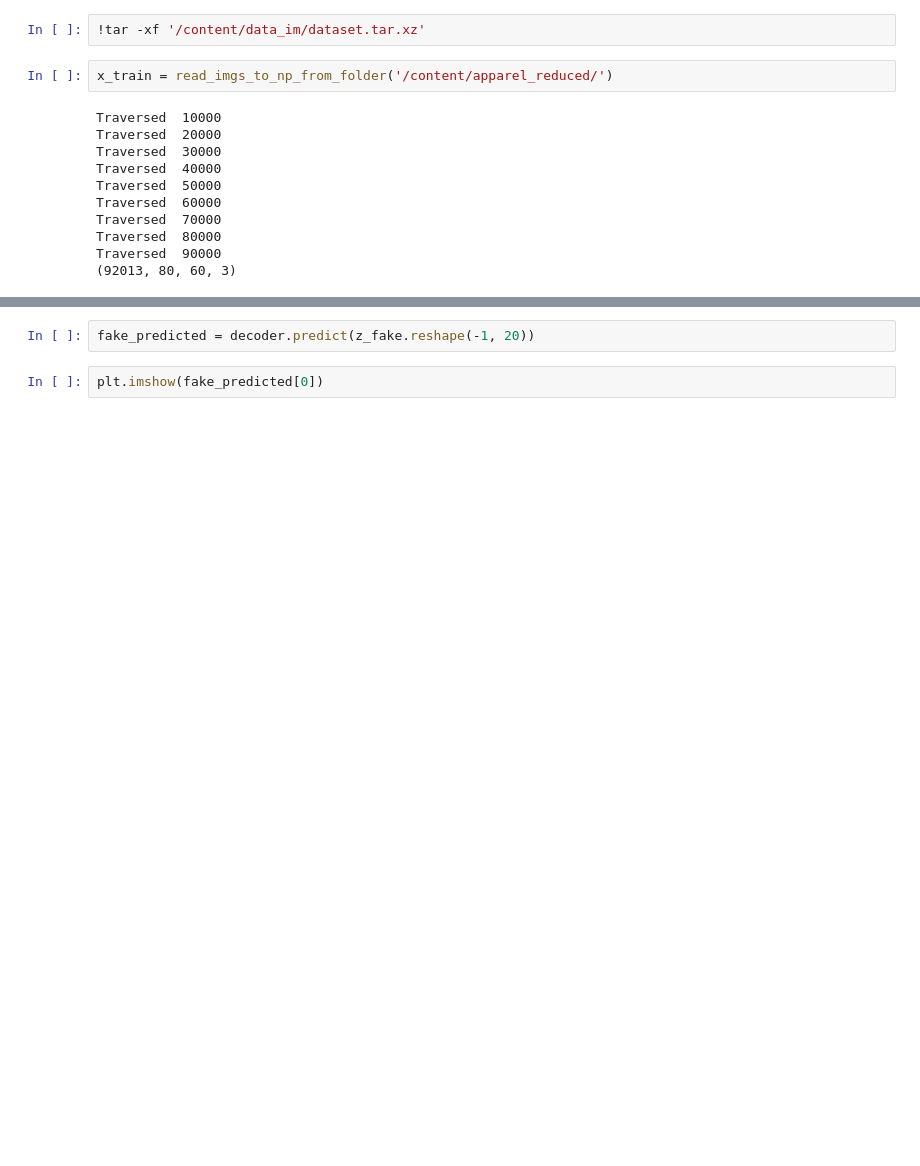
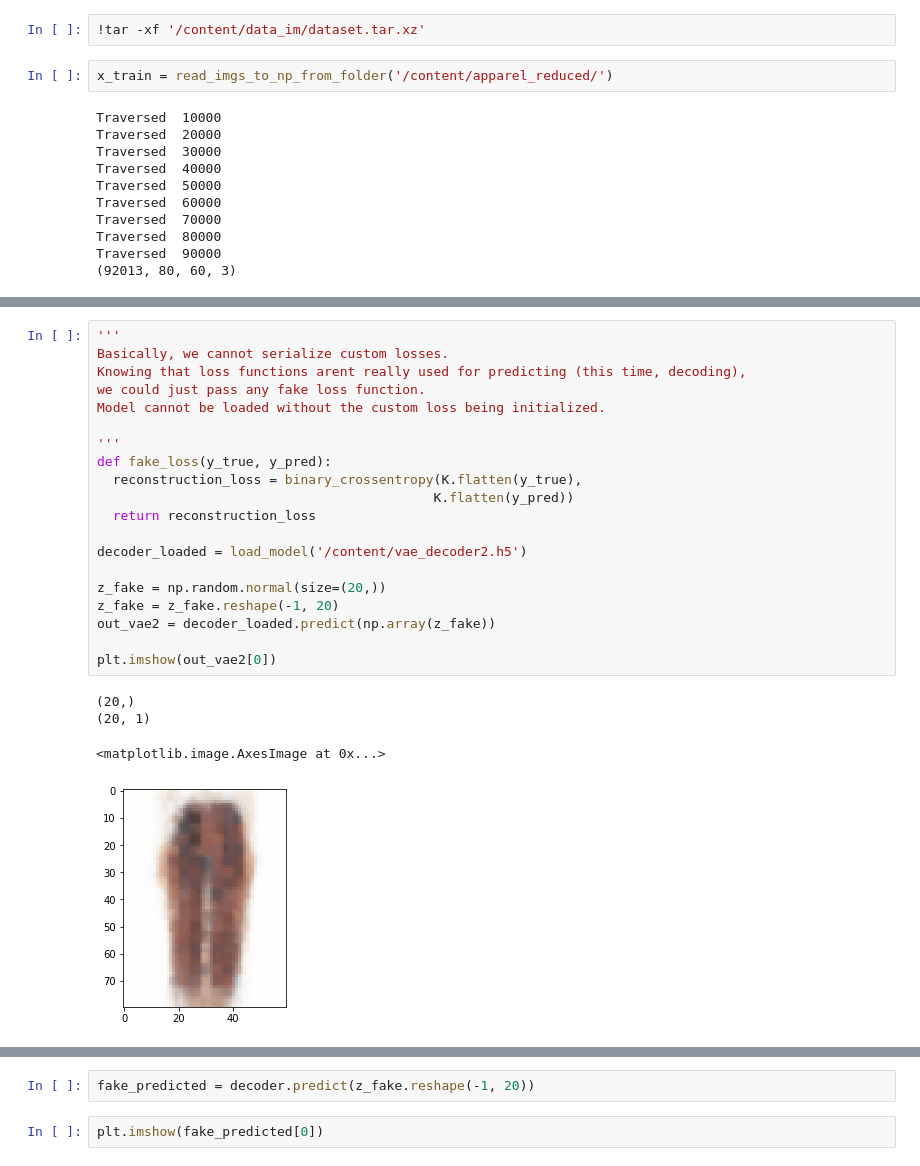
Before and after one commit to sarmientoj24/EE298, a Jupyter notebook: VAE.ipynb, the cells around one changed output, grey strips where cells are left out. Cells and saved outputs as stored; diff of their text form; blank space fills up the shorter version.

```diff
--- a/VAE.ipynb
+++ b/VAE.ipynb
@@ -626,3 +629,28 @@ plt.imshow(out_vae[0])
+# %%
+'''
+Basically, we cannot serialize custom losses.
+Knowing that loss functions arent really used for predicting (this time, decoding),
+we could just pass any fake loss function.
+Model cannot be loaded without the custom loss being initialized.
+
+'''
+def fake_loss(y_true, y_pred):
+  reconstruction_loss = binary_crossentropy(K.flatten(y_true),
+                                           K.flatten(y_pred))
+  return reconstruction_loss
+
+decoder_loaded = load_model('/content/vae_decoder2.h5')
+
+z_fake = np.random.normal(size=(20,))
+z_fake = z_fake.reshape(-1, 20)
+out_vae2 = decoder_loaded.predict(np.array(z_fake))
+
+plt.imshow(out_vae2[0])
+# %% [output]
+(20,)
+(20, 1)
+<matplotlib.image.AxesImage at 0x...>
+[figure, added]
 # %%
 z_fake = np.random.normal(size=(20,))
 print(z_fake.shape)
```
Also changed, not shown: parts of 12 cells of this notebook.
